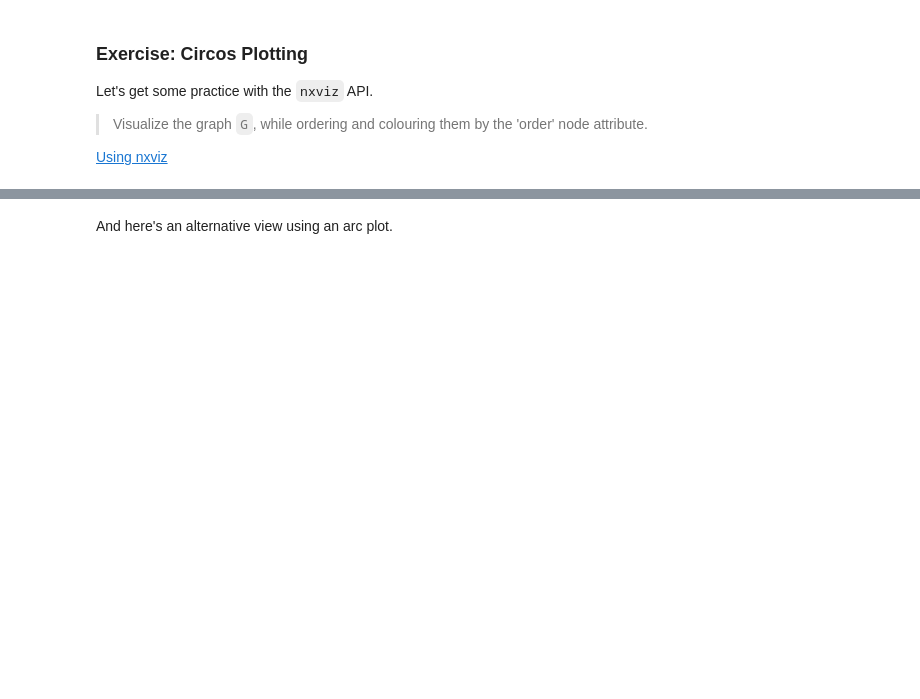
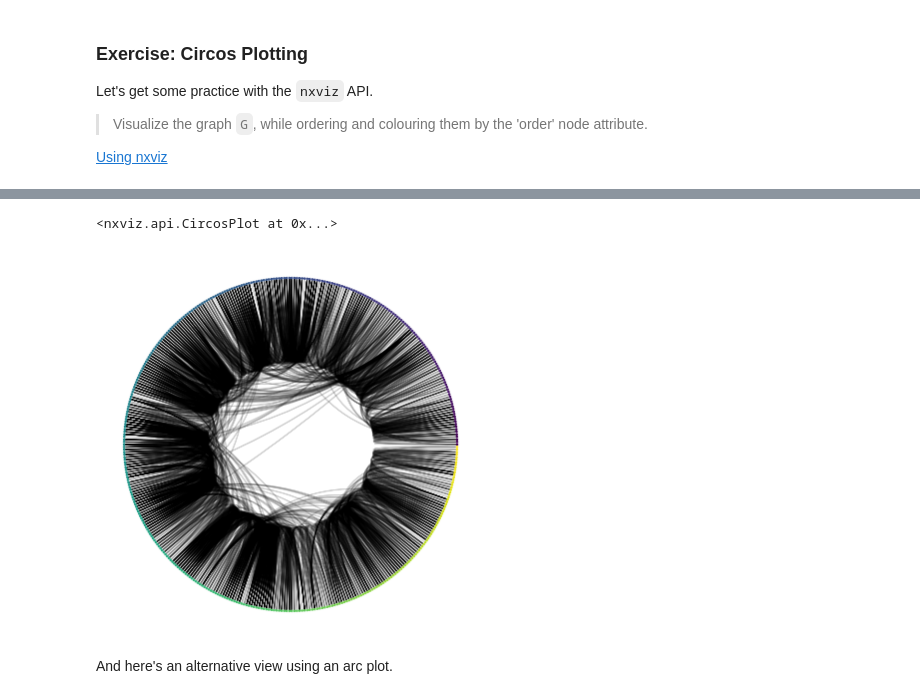
Before and after one commit to terrematte/network_analysis, a Jupyter notebook: notebooks/02_hubs_path_and_structures.ipynb, the cells around one changed output, grey strips where cells are left out. Drawn from its saved outputs; the diff is of its cells as text; code cells hidden in the pictures; blank space fills up the shorter version.

```diff
--- a/notebooks/02_hubs_path_and_structures.ipynb
+++ b/notebooks/02_hubs_path_and_structures.ipynb
@@ -336,3 +395,12 @@ Requirement already satisfied: zipp>=3.1.0 in /usr/local/lib/python3.9/dist-pack
 Requirement already satisfied: six>=1.5 in /usr/local/lib/python3.9/dist-packages (from python-dateutil>=2.7->matplotlib>=3.3.3->nxviz) (1.16.0)
 Installing collected packages: nxviz
 Successfully installed nxviz-0.7.4
+# %%
+import nxviz as nv
+
+c = nv.CircosPlot(G, node_order="order", node_color="order")
+# Draw the CircosPlot to the screen
+c
+# %% [output]
+<nxviz.api.CircosPlot at 0x...>
+[figure, added]
```
Also changed, not shown: parts of 54 cells of this notebook, 4 other files.
